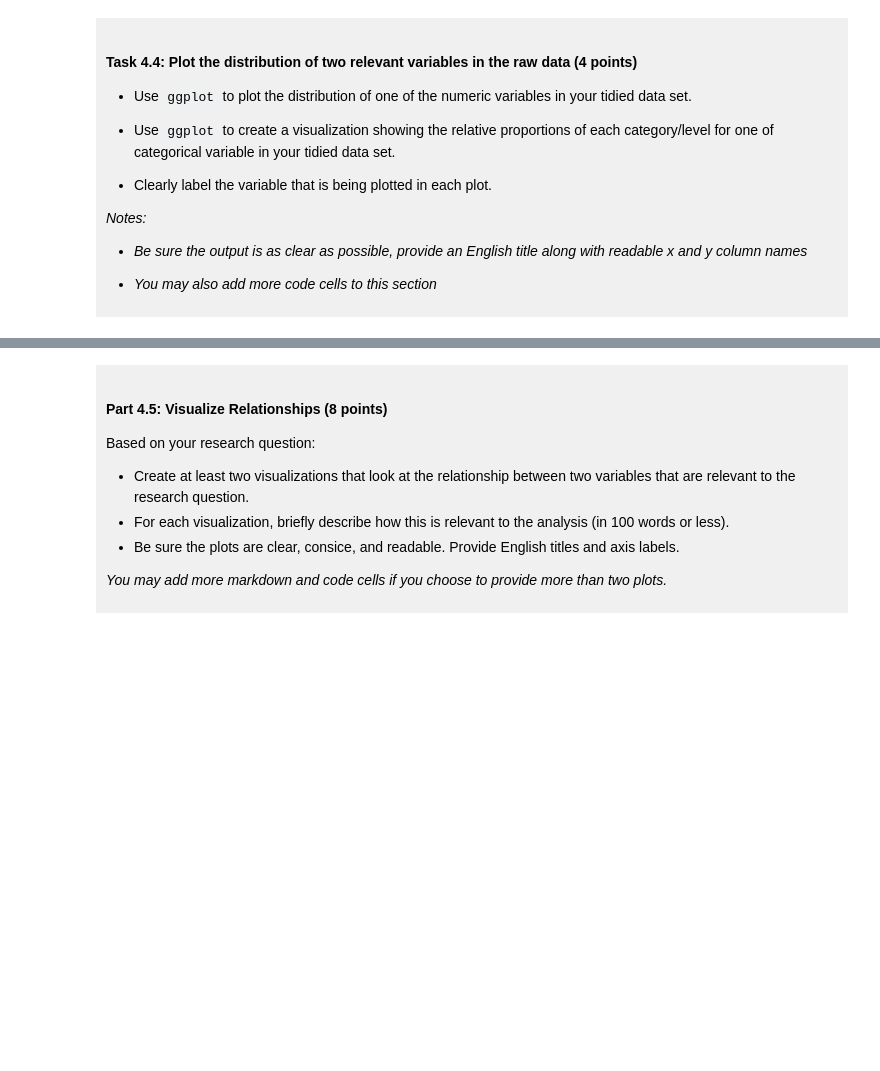
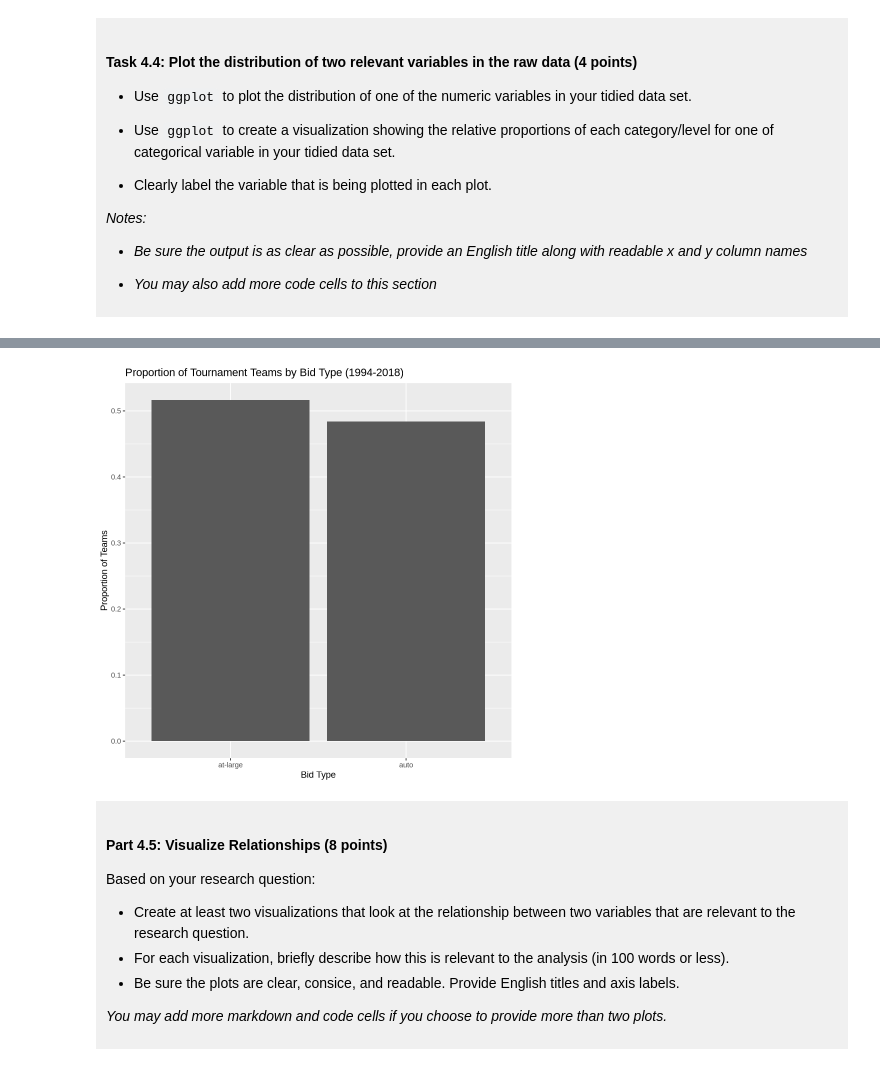
Before and after one commit to syang141/dsci-100-project-seokwon-yang, a Jupyter notebook: dsci-100-project-notebook.ipynb, the cells around one changed output, grey strips where cells are left out. Drawn from its saved outputs; the diff is of its cells as text; code cells hidden in the pictures; blank space fills up the shorter version.

```diff
--- a/dsci-100-project-notebook.ipynb
+++ b/dsci-100-project-notebook.ipynb
@@ -305,5 +381,26 @@ You will refine your research question (if needed) and produce a tidy data set.
 # %%
-### EDIT THIS CODE CELL FOR PLOT 2 ###
+# calculate the proportion of teams with each bid type
+# each group for bid type -> group_by(bid)
+# summarize((number_of_rows = n()) -> number of teams in each group
+# calculate the proportion of the total: proportion = number_of_rows / sum (number_of_rows)
+
+# Now, plot the data
+# geom_bar(stat = "identity") is to use the y-values we give.
+
+bid_proportions <- march_tidy |>
+    group_by(bid) |>
+    summarize(number_of_teams = n()) |>
+    mutate(proportion = number_of_teams / sum(number_of_teams))
+
+bid_plot <- bid_proportions |>
+    ggplot(aes(x = bid, y = proportion)) +
+    geom_bar(stat = "identity") +
+    labs(x = "Bid Type",
+         y = "Proportion of Teams",
+         title = "Proportion of Tournament Teams by Bid Type (1994-2018)")
+bid_plot
+# %% [output]
+[figure, added]
 # %% [markdown]
 <div style="background-color: #f0f0f0; padding: 10px;">
 
```
Also changed, not shown: parts of 10 cells of this notebook.
